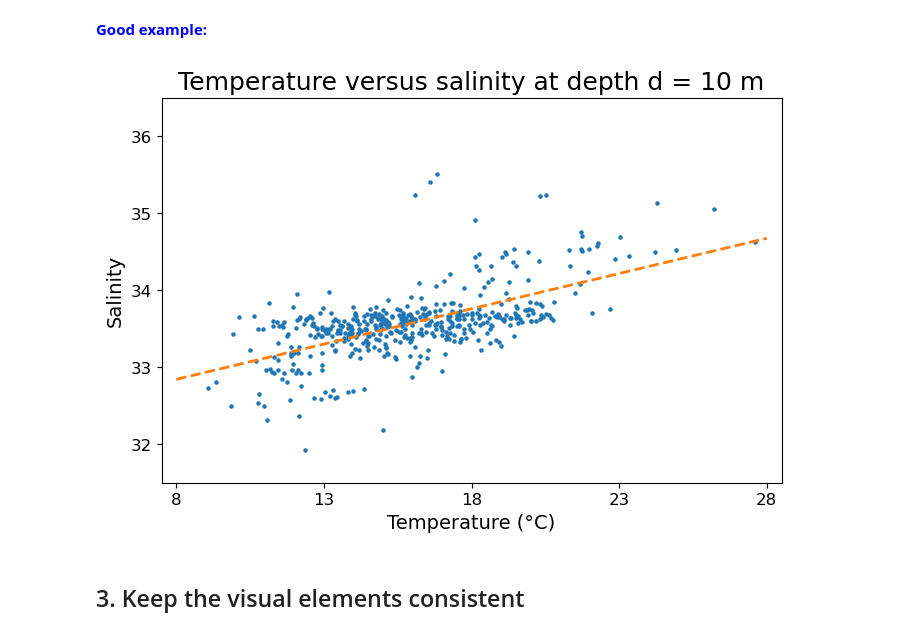
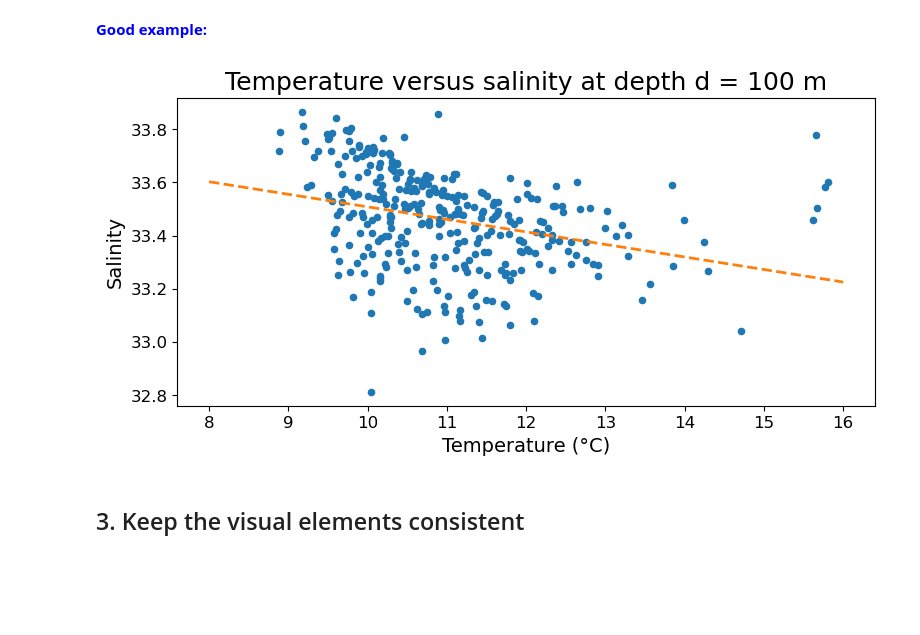
Before and after one commit to OCEAN-215-2025/preclass, a Jupyter notebook: week_05/plot_advice.ipynb, the cells around one changed output. Cells and saved outputs as stored; diff of their text form; code cells hidden in the pictures; blank space fills up the shorter version.

```diff
--- a/week_05/plot_advice.ipynb
+++ b/week_05/plot_advice.ipynb
@@ -72,9 +72,9 @@ data = np.loadtxt("data/temperature_salinity.txt")
 temp = data[:, 0]
 salinity = data[:, 1]
 
-slope = 0.0916
-intercept = 32.11
-temp_fit = np.array([8, 28])
+slope = -0.0472
+intercept = 33.98
+temp_fit = np.array([8, 16])
 sal_fit = slope * temp_fit + intercept
 # %%
 # Plot the data
@@ -105,27 +105,24 @@ Since the purpose of the graph is to guide us towards a general trend, the grid
 # %%
 # Plot the data
 
-fig = plt.figure(figsize=(8, 5))
+fig = plt.figure(figsize=(9, 4))
 ax = fig.add_subplot()
 
-ax.set_title("Temperature versus salinity at depth d = 10 m", fontsize=18)
+ax.set_title("Temperature versus salinity at depth d = 100 m", fontsize=18)
 
 ax.set_xlabel("Temperature (°C)", fontsize=14)
 ax.set_ylabel("Salinity", fontsize=14)
 ax.tick_params(labelsize=12)
 
-ax.set_xlim(7.5, 28.5)
-ax.set_ylim(31.5, 36.5)
+ax.set_xticks(np.arange(8.0, 16.1, 1))
+ax.set_yticks(np.arange(32.8, 34.0, 0.2))
 
-ax.set_xticks(np.arange(8, 28.5, 5))
-ax.set_yticks(np.arange(32, 36.1, 1))
-
-ax.scatter(temp, salinity, s=20, marker=".")
+ax.scatter(temp, salinity, s=20, marker="o")
 ax.plot(temp_fit, sal_fit, lw=2, ls="--", c="tab:orange")
 
 plt.show(fig)
 # %% [output]
-[figure, old version]
+[figure, new version]
 # %% [markdown]
 ## 3. Keep the visual elements consistent
 # %% [markdown]
```
Also changed, not shown: parts of 3 cells of this notebook, 26 other files.
